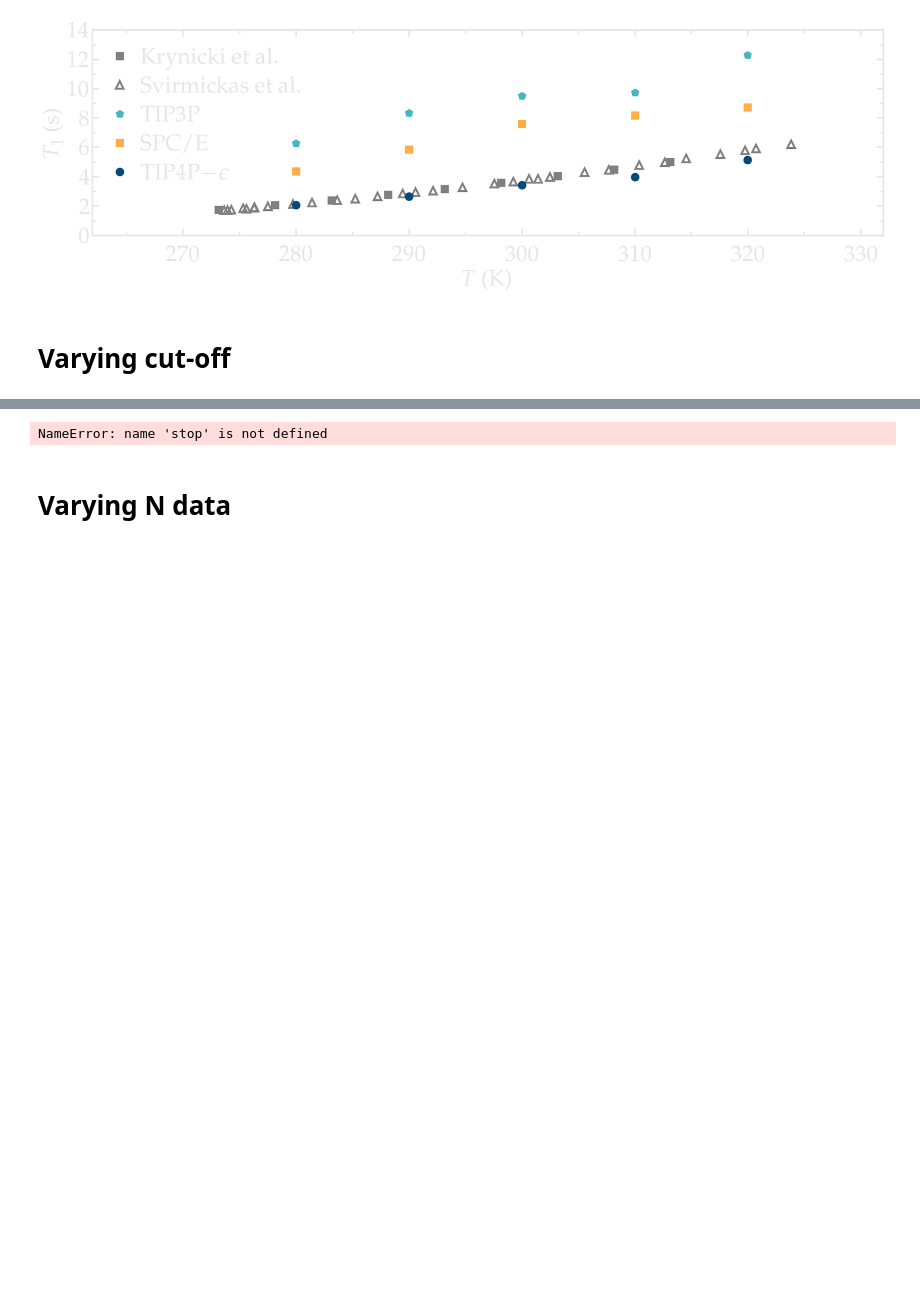
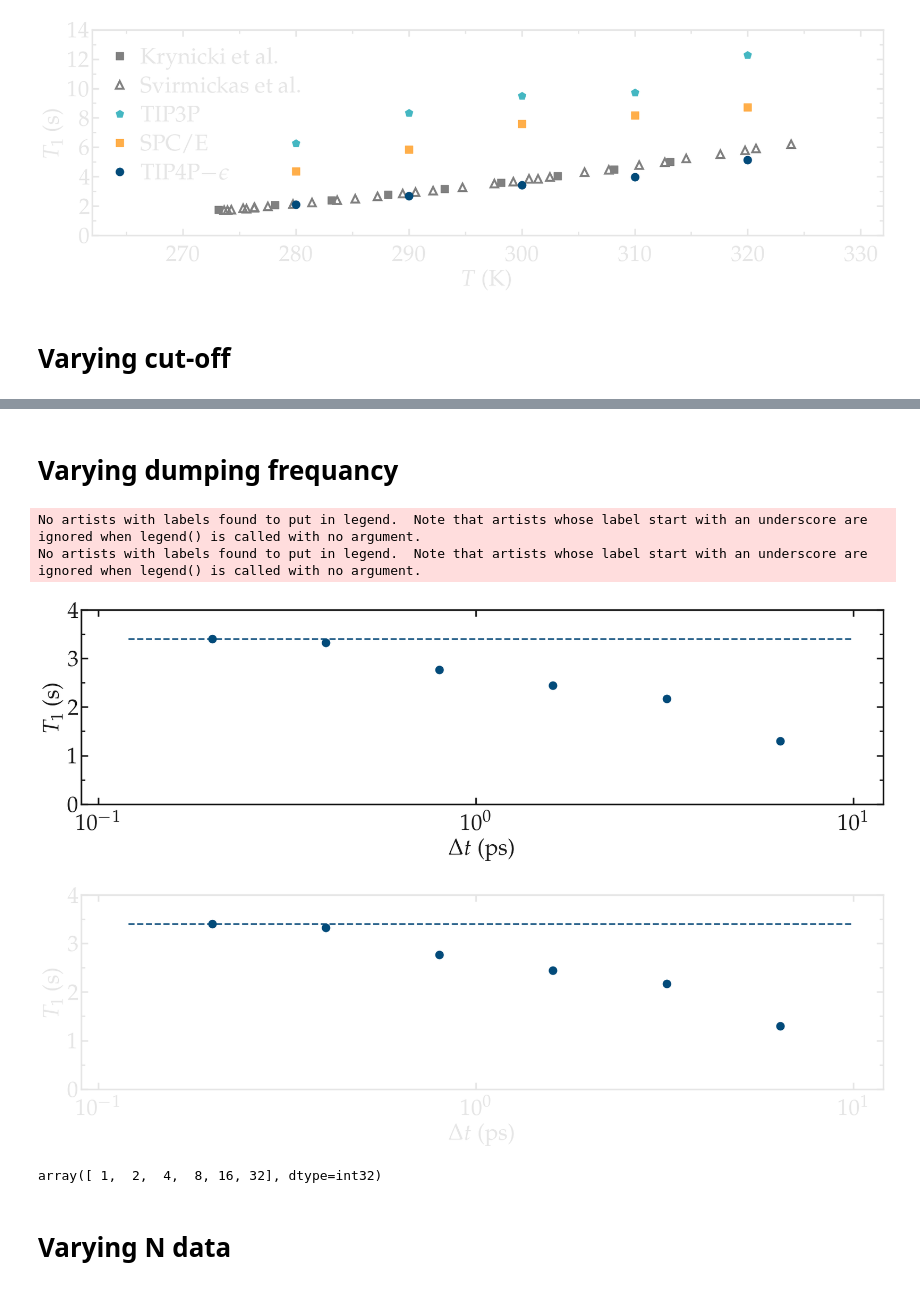
Before and after one commit to simongravelle/nmrformd, a Jupyter notebook: examples/illustrations/bulk-water.ipynb, the cells around one changed output, grey strips where cells are left out. Cells and saved outputs as stored; diff of their text form; code cells hidden in the pictures; blank space fills up the shorter version.

```diff
--- a/examples/illustrations/bulk-water.ipynb
+++ b/examples/illustrations/bulk-water.ipynb
@@ -212,4 +212,2 @@ No artists with labels found to put in legend.  Note that artists whose label st
-# %%
-stop
-# %% [output]
-NameError: name 'stop' is not defined
+# %% [markdown]
+# Varying dumping frequancy
@@ -215,0 +253,34 @@ NameError: name 'stop' is not defined
+# %%
+filename = "effect_dumping_frequency"
+for mode, mygray in zip(['light', 'dark'], [colors["mylightgray"], colors["mydarkgray"]]):
+    fig = plt.figure(figsize=(18,10))
+    ax, n, l_tot, c_tot = [], 0, 2, 1
+    n += 1
+    ax.append(plt.subplot(l_tot, c_tot, n))
+    ax[-1].semilogx(all_dump*200/1000, 1/(R10_intra_vs_dump+R10_inter_vs_dump), "o", color=colors["mydarkblue"],
+                markersize = 12, linewidth=4)
+    x = np.linspace(0.12, 10)
+    ax[-1].semilogx(x, x*0+1/(R10_intra_vs_dump[0]+R10_inter_vs_dump[0]), "--", color=colors["mydarkblue"],
+                markersize = 12, linewidth=2.5)
+    complete_panel(ax[-1], r'$\Delta t$ (ps)', r'$T_1$ (s)',
+                   legend=True, axis_color=mygray, xpad=15)
+    set_boundaries(plt, x_boundaries=(0.09, 12), y_boundaries=(0, 4),
+                   y_ticks=np.arange(0, 4.1, 1.0))
+    #n += 1
+    #ax.append(plt.subplot(l_tot, c_tot, n))
+    #ax[-1].semilogx(all_dump*200/1000, tau_inter_vs_dump, "o", color=colors["mydarkblue"],
+    #            markersize = 12, linewidth=4) #, label=r'TIP4P$-\epsilon$')
+    #complete_panel(ax[-1], r'$\Delta t$ (ps)', r'$\tau_\mathrm{inter}$ (ps)',
+    #               legend=True, axis_color=mygray, xpad=15)
+    #set_boundaries(plt, x_boundaries=(0.1, 20), y_boundaries=(3.9, 5.5),
+    #               y_ticks=np.arange(4.0, 5.51, 0.5))
+    save_figure(plt, fig, mode, git_path, path_figures, filename)
+# %% [output]
+No artists with labels found to put in legend.  Note that artists whose label start with an underscore are ignored when legend() is called with no argument.
+No artists with labels found to put in legend.  Note that artists whose label start with an underscore are ignored when legend() is called with no argument.
+[figure, added]
+[figure, added]
+# %%
+all_dump
+# %% [output]
+array([ 1,  2,  4,  8, 16, 32], dtype=int32)
```
Also changed, not shown: parts of 4 cells of this notebook, 41 other files.
